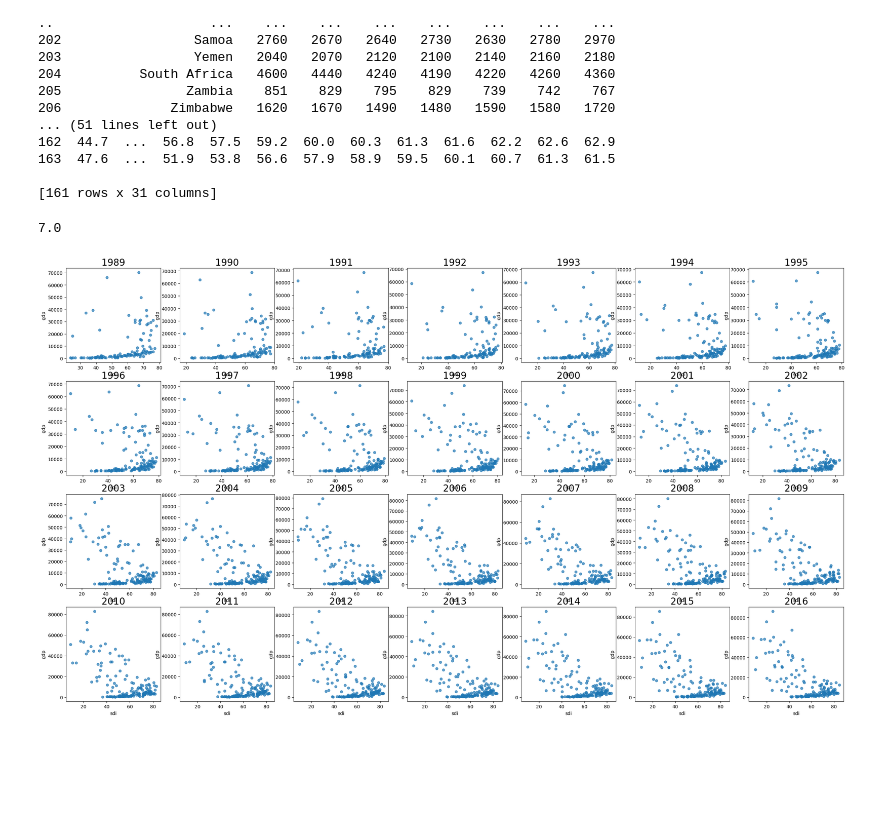
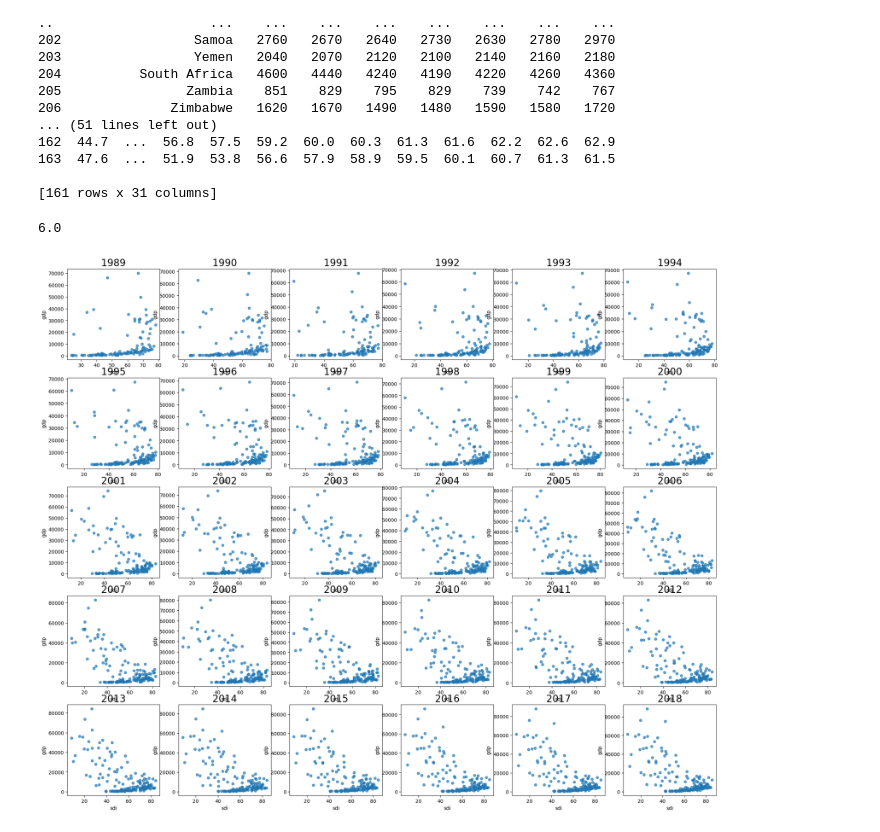
Before and after one commit to Thomas-French/Project-6-gapminder, a Jupyter notebook: Project6.ipynb, the cells around one changed output. Cells and saved outputs as stored; diff of their text form; code cells hidden in the pictures; blank space fills up the shorter version.

```diff
--- a/Project6.ipynb
+++ b/Project6.ipynb
@@ -165,7 +165,7 @@ print(df)
 
 [161 rows x 31 columns]
 # %%
-NumberofRows=4
+NumberofRows=5
 
 
 years=list(df.columns)
@@ -181,39 +181,40 @@ i=1989
 r=0
 yrs=(len(years))
 
-yrs=28
+yrs=30
 
 noc=yrs/NumberofRows
 print(noc)
 c=0
 count=0
 dfgdp = dfgdp.replace(0, np.nan)
 
 
 fig, ax = plt.subplots(NumberofRows,int(noc), figsize=(120/NumberofRows,120/noc), dpi=100)
 for h in range(0,int(yrs)):
     if count >= noc:
         r+=1
         c-=int(noc)
         count-=int(noc)
 
 
 
     ax[r,c].scatter(x=df[years[h]],y=dfgdp[years[h]],s=800/yrs,alpha=.7)
     ax[r,c].set_ylabel("gdp")
     ax[r,c].set_xlabel("sdi")
     ax[r,c].set_title(str(i), fontsize=20,color='black')
 
 
     #ax[r,c].scatter(df1['lifeExp'],df1['gdpPercap'],color=colors[h],s=50)
 
 
     c+=1
     i+=1
     count+=1
+plt.savefig("allyears.png")
 # %% [output]
-7.0
+6.0
-[figure, old version]
+[figure, new version]
 # %%
 colors=["red","black","blue",'purple','orange','green','darkgoldenrod'
         ,'chocolate','olivedrab','aquamarine','mediumorchid','deepskyblue']
```
Also changed, not shown: parts of 7 cells of this notebook, 10 other files.
